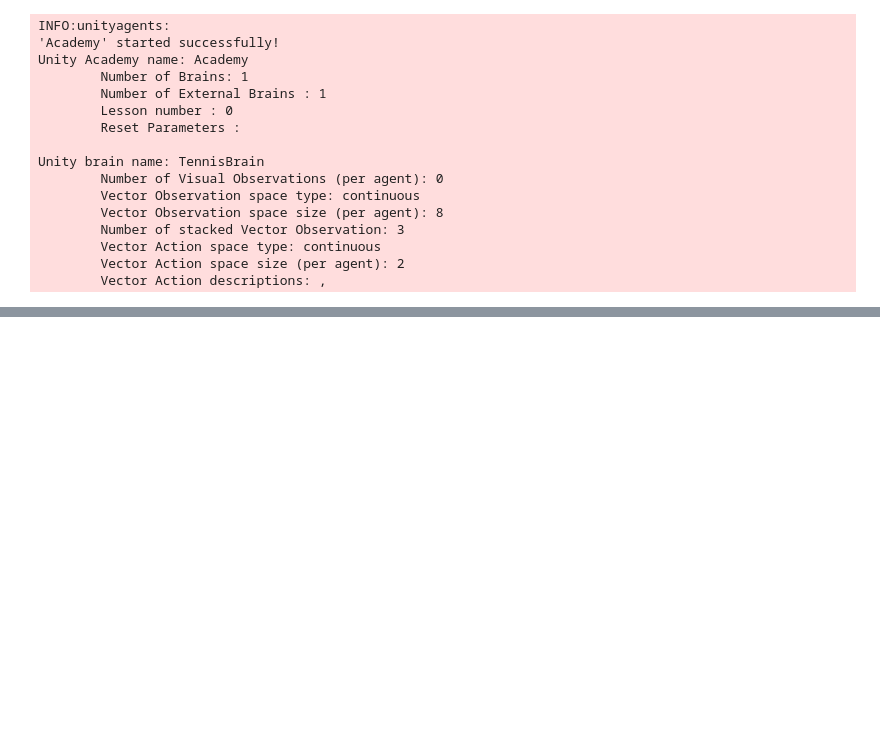
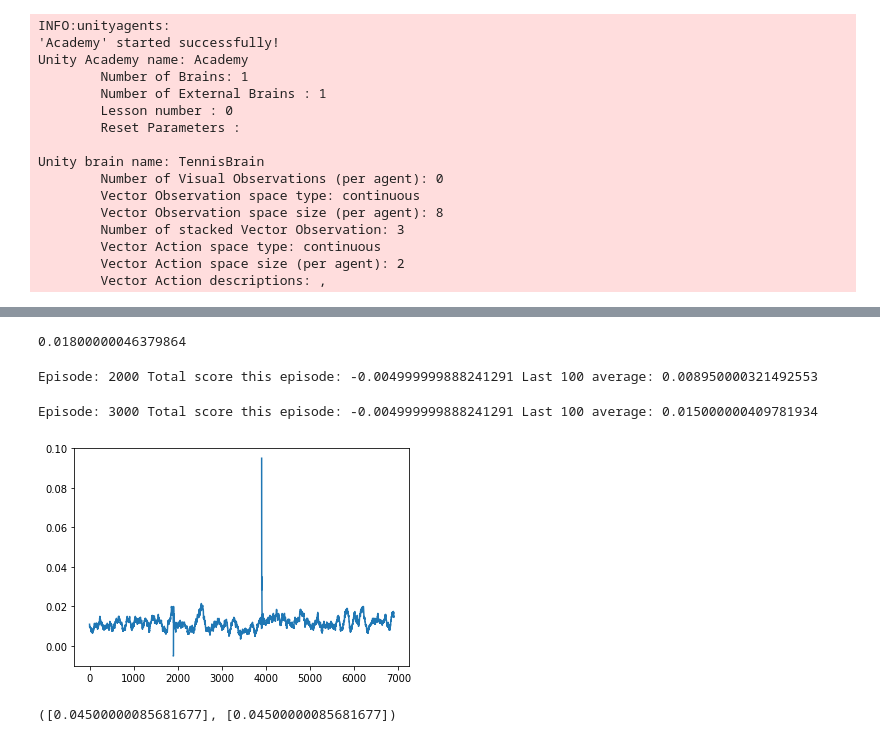
Before and after one commit to jknthn/unity-tennis-rl, a Jupyter notebook: Solution.ipynb, the cells around one changed output, grey strips where cells are left out. Saved outputs shown, nothing was run; the diff lists cells and outputs as text; code cells hidden in the pictures; blank space fills up the shorter version.

```diff
--- a/Solution.ipynb
+++ b/Solution.ipynb
@@ -118,0 +122,17 @@ UnityActionException: There was a mismatch between the provided action and envir
+# %%
+max(average_scores[100:])
+# %% [output]
+0.01800000046379864
+# %%
+all_scores2, average_scores2 = ppo(env, brain_name, policy_agent, config, train=True, max_threshold=0.019950000485405326)
+# %% [output]
+Episode: 2000 Total score this episode: -0.004999999888241291 Last 100 average: 0.008950000321492553
+# %%
+all_scores3, average_scores3 = ppo(env, brain_name, policy_agent, config, train=True, max_threshold=0.019950000485405326)
+# %% [output]
+Episode: 3000 Total score this episode: -0.004999999888241291 Last 100 average: 0.015000000409781934
+# %%
+plt.plot(average_scores[100:] + average_scores2 + average_scores3)
+plt.show()
+# %% [output]
+[figure, added]
@@ -118,0 +144,4 @@ UnityActionException: There was a mismatch between the provided action and envir
+# %%
+print(avg)
+# %% [output]
+([0.04500000085681677], [0.04500000085681677])
```
Also changed, not shown: parts of 5 cells of this notebook, 5 other files.
